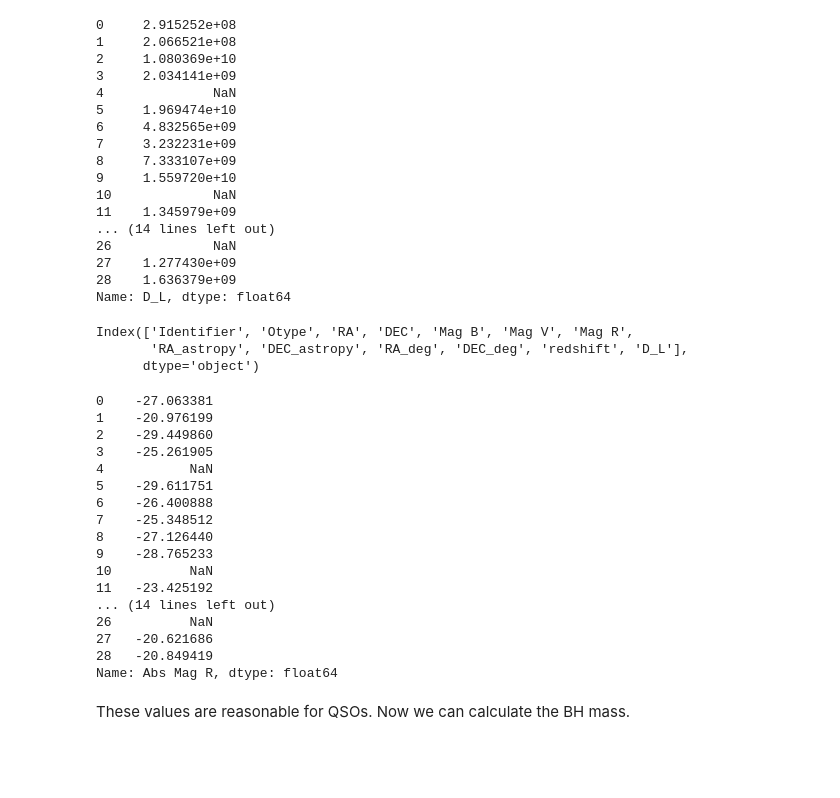
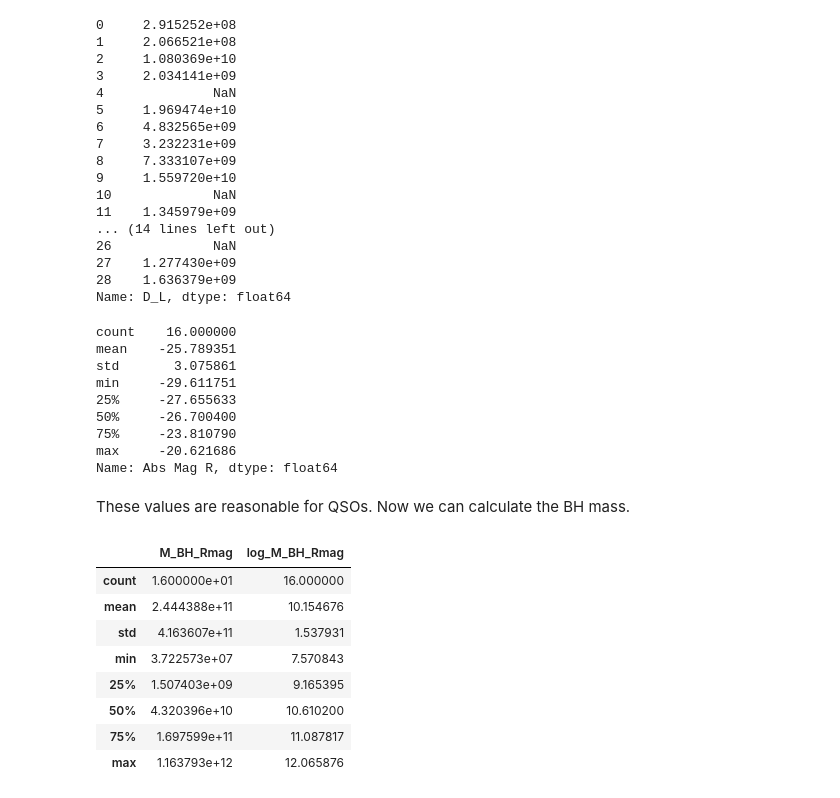
Before and after one commit to NicoGalvarino/AGN_Tutorials_Git, a Jupyter notebook: Tutorial_3_BH_params/Tutorial_3_BH_AD.ipynb, the cells around one changed output. Drawn from its saved outputs; the diff is of its cells as text; code cells hidden in the pictures; blank space fills up the shorter version.

```diff
--- a/Tutorial_3_BH_params/Tutorial_3_BH_AD.ipynb
+++ b/Tutorial_3_BH_params/Tutorial_3_BH_AD.ipynb
@@ -1112,32 +1104,18 @@ Name: D_L, dtype: float64
 # %%
 def abs_mag(apa_mag, distance):
     return apa_mag - 5 * np.log10(distance) + 5
-# %%
-simbad_Wu_sample.columns
-# %% [output]
-Index(['Identifier', 'Otype', 'RA', 'DEC', 'Mag B', 'Mag V', 'Mag R',
-       'RA_astropy', 'DEC_astropy', 'RA_deg', 'DEC_deg', 'redshift', 'D_L'],
-      dtype='object')
 # %%
 simbad_Wu_sample['Abs Mag R'] = simbad_Wu_sample.apply(lambda x: abs_mag(x['Mag R'], x['D_L']), axis=1)
-simbad_Wu_sample['Abs Mag R']
+simbad_Wu_sample['Abs Mag R'].describe()
 # %% [output]
-0    -27.063381
-1    -20.976199
-2    -29.449860
-3    -25.261905
-4           NaN
-5    -29.611751
-6    -26.400888
-7    -25.348512
-8    -27.126440
-9    -28.765233
-10          NaN
-11   -23.425192
-... (14 lines left out)
-26          NaN
-27   -20.621686
-28   -20.849419
+count    16.000000
+mean    -25.789351
+std       3.075861
+min     -29.611751
+25%     -27.655633
+50%     -26.700400
+75%     -23.810790
+max     -20.621686
 Name: Abs Mag R, dtype: float64
 # %% [markdown]
 These values are reasonable for QSOs. Now we can calculate the BH mass.
@@ -1160,6 +1138,16 @@ def M_BH_Rmag(M_R, log=True):
     else:
         return 10**BH_mass
 # %%
-# qsos['M_BH_Rmag'] = qsos.apply(lambda x: M_BH_Rmag(x['!!!'], log=False), axis=1)
-# qsos['log_M_BH_Rmag'] = qsos.apply(lambda x: M_BH_Rmag(x['!!!']), axis=1)
-# qsos[['M_BH_Rmag', 'log_M_BH_Rmag']].describe()
+simbad_Wu_sample['M_BH_Rmag'] = simbad_Wu_sample.apply(lambda x: M_BH_Rmag(x['Abs Mag R'], log=False), axis=1)
+simbad_Wu_sample['log_M_BH_Rmag'] = simbad_Wu_sample.apply(lambda x: M_BH_Rmag(x['Abs Mag R']), axis=1)
+simbad_Wu_sample[['M_BH_Rmag', 'log_M_BH_Rmag']].describe()
+# %% [output]
+|  | M_BH_Rmag | log_M_BH_Rmag |
+| count | 1.600000e+01 | 16.000000 |
+| mean | 2.444388e+11 | 10.154676 |
+| std | 4.163607e+11 | 1.537931 |
+| min | 3.722573e+07 | 7.570843 |
+| 25% | 1.507403e+09 | 9.165395 |
+| 50% | 4.320396e+10 | 10.610200 |
+| 75% | 1.697599e+11 | 11.087817 |
+| max | 1.163793e+12 | 12.065876 |
```
Also changed, not shown: parts of 10 cells of this notebook.
